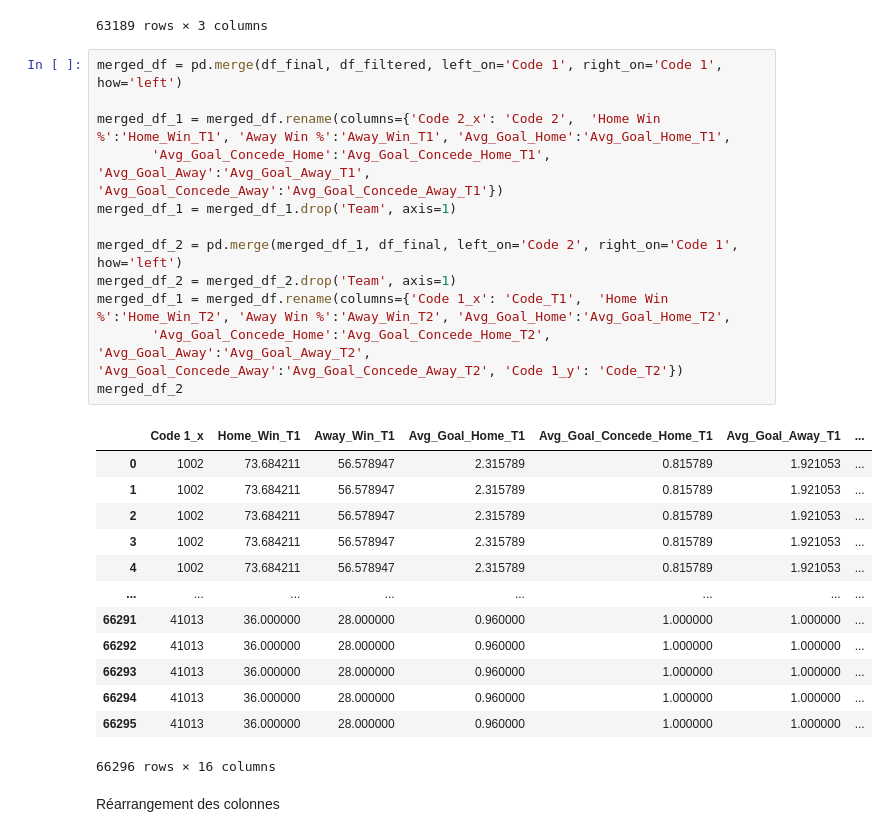
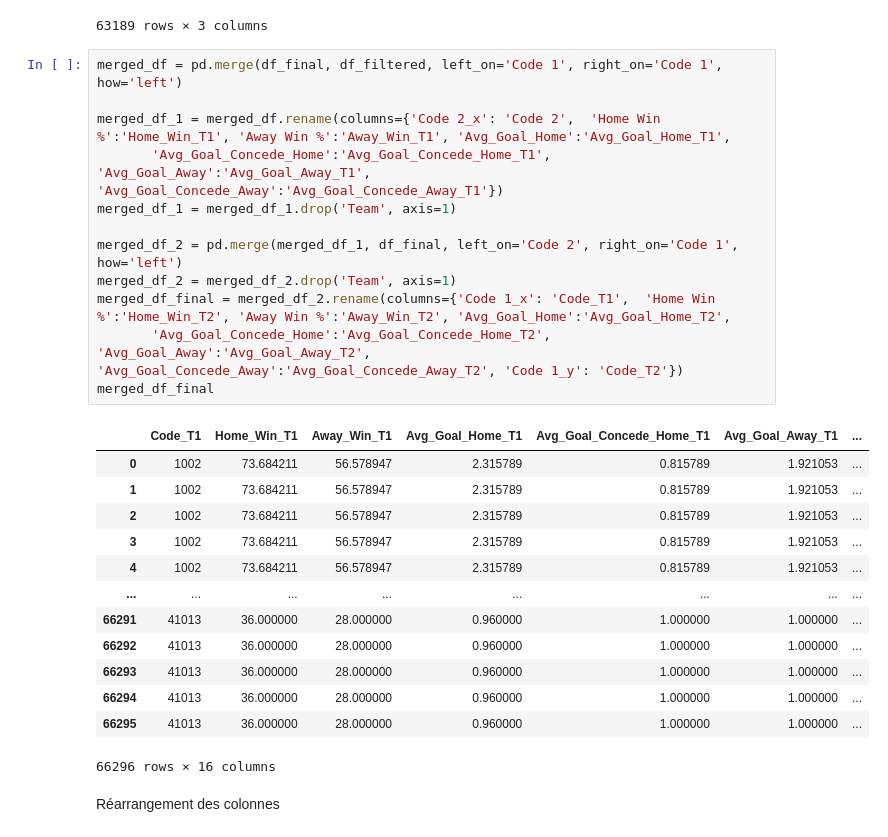
Before and after one commit to TokyC/Orchestration-ML, a Jupyter notebook: notebooks/DEA_global_deforestation.ipynb, the cells around one changed output. Saved outputs shown, nothing was run; the diff lists cells and outputs as text.

```diff
--- a/notebooks/DEA_global_deforestation.ipynb
+++ b/notebooks/DEA_global_deforestation.ipynb
@@ -294,17 +303,17 @@ df_filtered
 # %%
 merged_df = pd.merge(df_final, df_filtered, left_on='Code 1', right_on='Code 1', how='left')
 
 merged_df_1 = merged_df.rename(columns={'Code 2_x': 'Code 2',  'Home Win %':'Home_Win_T1', 'Away Win %':'Away_Win_T1', 'Avg_Goal_Home':'Avg_Goal_Home_T1',
        'Avg_Goal_Concede_Home':'Avg_Goal_Concede_Home_T1', 'Avg_Goal_Away':'Avg_Goal_Away_T1', 'Avg_Goal_Concede_Away':'Avg_Goal_Concede_Away_T1'})
 merged_df_1 = merged_df_1.drop('Team', axis=1)
 
 merged_df_2 = pd.merge(merged_df_1, df_final, left_on='Code 2', right_on='Code 1', how='left')
 merged_df_2 = merged_df_2.drop('Team', axis=1)
-merged_df_1 = merged_df.rename(columns={'Code 1_x': 'Code_T1',  'Home Win %':'Home_Win_T2', 'Away Win %':'Away_Win_T2', 'Avg_Goal_Home':'Avg_Goal_Home_T2',
+merged_df_final = merged_df_2.rename(columns={'Code 1_x': 'Code_T1',  'Home Win %':'Home_Win_T2', 'Away Win %':'Away_Win_T2', 'Avg_Goal_Home':'Avg_Goal_Home_T2',
        'Avg_Goal_Concede_Home':'Avg_Goal_Concede_Home_T2', 'Avg_Goal_Away':'Avg_Goal_Away_T2', 'Avg_Goal_Concede_Away':'Avg_Goal_Concede_Away_T2', 'Code 1_y': 'Code_T2'})
-merged_df_2
+merged_df_final
 # %% [output]
-|  | Code 1_x | Home_Win_T1 | Away_Win_T1 | Avg_Goal_Home_T1 | Avg_Goal_Concede_Home_T1 | Avg_Goal_Away_T1 | ... |
+|  | Code_T1 | Home_Win_T1 | Away_Win_T1 | Avg_Goal_Home_T1 | Avg_Goal_Concede_Home_T1 | Avg_Goal_Away_T1 | ... |
 | 0 | 1002 | 73.684211 | 56.578947 | 2.315789 | 0.815789 | 1.921053 | ... |
 | 1 | 1002 | 73.684211 | 56.578947 | 2.315789 | 0.815789 | 1.921053 | ... |
 | 2 | 1002 | 73.684211 | 56.578947 | 2.315789 | 0.815789 | 1.921053 | ... |
```
Also changed, not shown: parts of 12 cells of this notebook, 10 other files.
